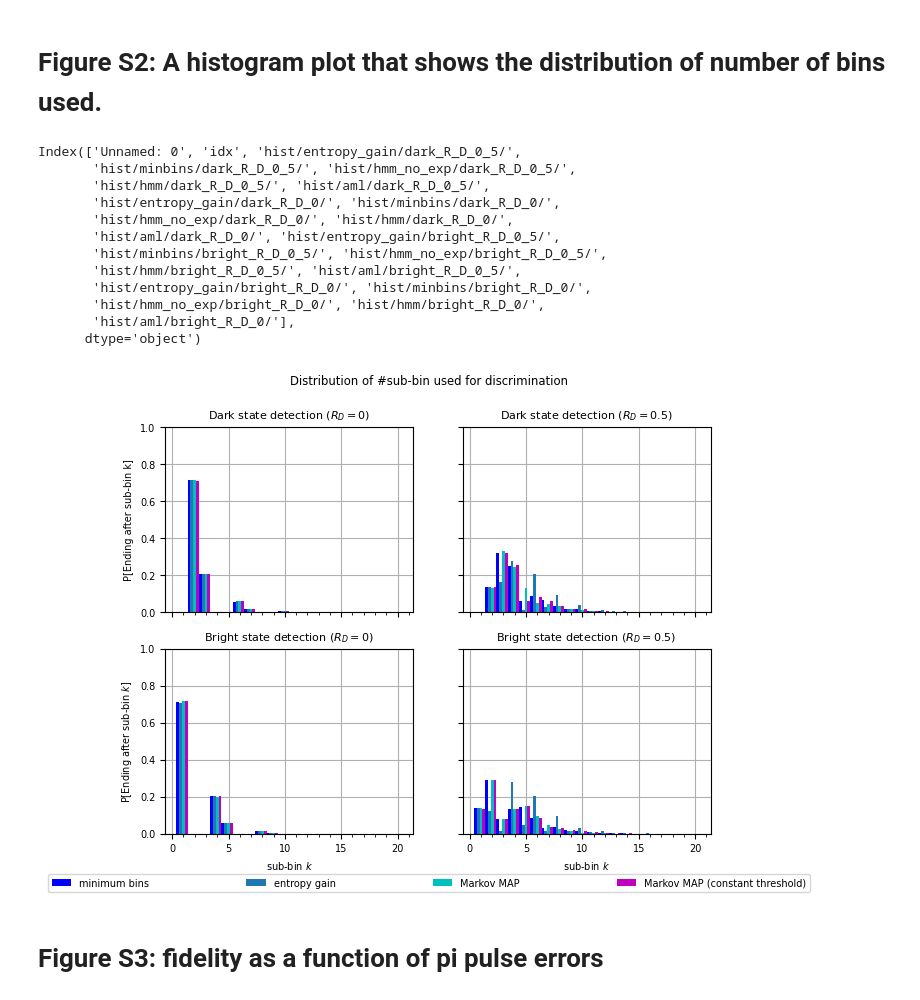
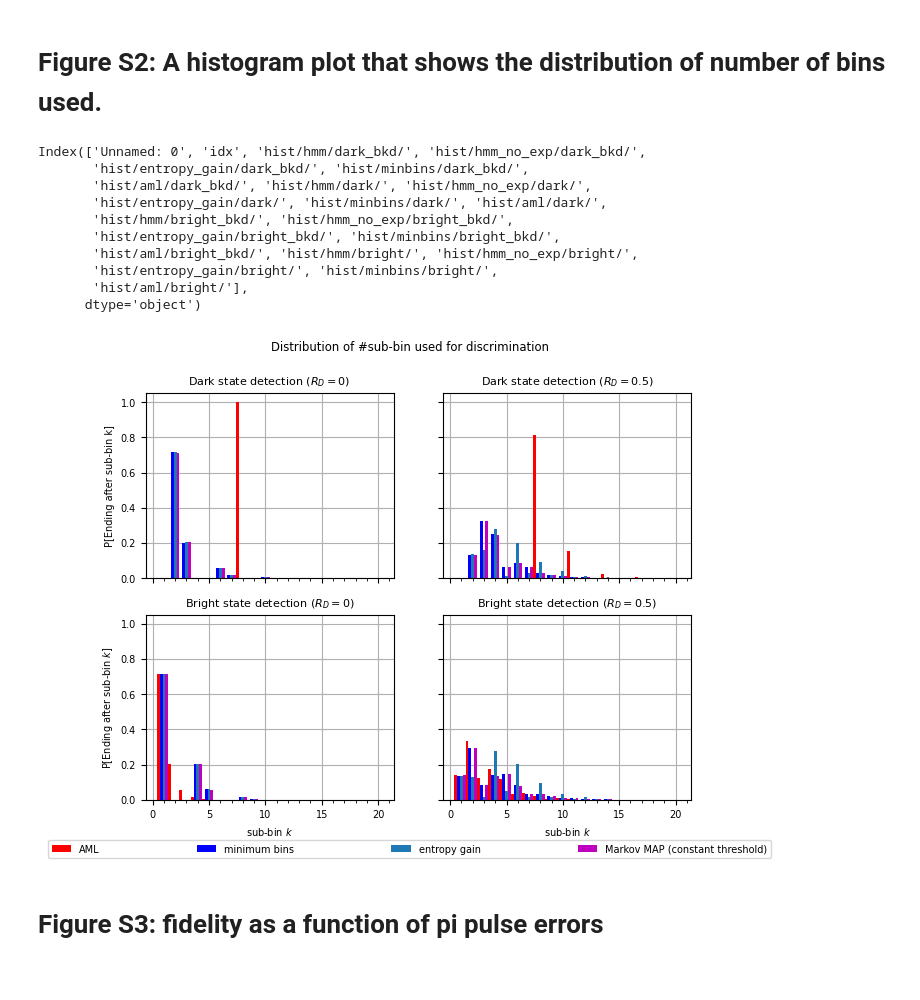
Before and after one commit to marti-m/bayesian_estimation, a Jupyter notebook: BaesianEstPlots.ipynb, the cells around one changed output. Drawn from its saved outputs; the diff is of its cells as text; code cells hidden in the pictures.

Commit message:
up to this point reproduces plots in paper

```diff
--- a/BaesianEstPlots.ipynb
+++ b/BaesianEstPlots.ipynb
@@ -225,7 +225,12 @@ print(df_avg.columns)
 # load data from csv
 n_subbins = 20
 test_set_idx = 0
-filename = test_set[test_set_idx] + '_histogram_n='+str(n_subbins)+'_N=100000.csv'
+if test_set_idx == 0:
+    filename = test_set[test_set_idx] + '_histogram_n='+str(n_subbins)+'_N=100000.csv'
+    n_rep = 1e5
+else:
+    filename = test_set[test_set_idx] + '_histogram_n='+str(n_subbins)+'_N=20000.csv'
+    n_rep = 2e4
 df_hist = pd.read_csv(path + filename)
 print(df_hist.columns)
 
@@ -472,21 +476,24 @@ plt.savefig("figS1.pdf", bbox_inches='tight')
 # load data from csv
 n_subbins = 20
 test_set_idx = 0
-filename = test_set[test_set_idx] + '_histogram_n='+str(n_subbins)+'.csv'
+if test_set_idx == 0:
+    n_rep = 100000
+    filename = test_set[test_set_idx] + '_histogram_n='+str(n_subbins)+'_N=100000.csv'
+else:
+    filename = test_set[test_set_idx] + '_histogram_n='+str(n_subbins)+'_N=20000.csv'
+    n_rep = 20000
 df = pd.read_csv(path + filename)
 print(df.columns)
 # %% [output]
-Index(['Unnamed: 0', 'idx', 'hist/entropy_gain/dark_R_D_0_5/',
-       'hist/minbins/dark_R_D_0_5/', 'hist/hmm_no_exp/dark_R_D_0_5/',
-       'hist/hmm/dark_R_D_0_5/', 'hist/aml/dark_R_D_0_5/',
-       'hist/entropy_gain/dark_R_D_0/', 'hist/minbins/dark_R_D_0/',
-       'hist/hmm_no_exp/dark_R_D_0/', 'hist/hmm/dark_R_D_0/',
-       'hist/aml/dark_R_D_0/', 'hist/entropy_gain/bright_R_D_0_5/',
-       'hist/minbins/bright_R_D_0_5/', 'hist/hmm_no_exp/bright_R_D_0_5/',
-       'hist/hmm/bright_R_D_0_5/', 'hist/aml/bright_R_D_0_5/',
-       'hist/entropy_gain/bright_R_D_0/', 'hist/minbins/bright_R_D_0/',
-       'hist/hmm_no_exp/bright_R_D_0/', 'hist/hmm/bright_R_D_0/',
-       'hist/aml/bright_R_D_0/'],
+Index(['Unnamed: 0', 'idx', 'hist/hmm/dark_bkd/', 'hist/hmm_no_exp/dark_bkd/',
+       'hist/entropy_gain/dark_bkd/', 'hist/minbins/dark_bkd/',
+       'hist/aml/dark_bkd/', 'hist/hmm/dark/', 'hist/hmm_no_exp/dark/',
+       'hist/entropy_gain/dark/', 'hist/minbins/dark/', 'hist/aml/dark/',
+       'hist/hmm/bright_bkd/', 'hist/hmm_no_exp/bright_bkd/',
+       'hist/entropy_gain/bright_bkd/', 'hist/minbins/bright_bkd/',
+       'hist/aml/bright_bkd/', 'hist/hmm/bright/', 'hist/hmm_no_exp/bright/',
+       'hist/entropy_gain/bright/', 'hist/minbins/bright/',
+       'hist/aml/bright/'],
       dtype='object')
 # %%
 fig, axs = plt.subplots(2, 2, sharex='all', sharey='all')
@@ -497,7 +504,6 @@ plot_title = 'Distribution of #sub-bin used for discrimination'
 
 #get sub-bin numbers
 subbin_k = df.get('idx').to_numpy()
-n_rep = 20000
 # fun with indeces
 n_est = len(estimators_to_plot)
 bar_width = 1/(n_est)
@@ -505,43 +511,49 @@ offset_start = -0.5 * n_est * bar_width
 
 
 for i, est in enumerate(estimators_to_plot):
-    axs[0, 0].bar(subbin_k + offset_start + i*bar_width, df.get('hist/'+est+'/dark_R_D_0/').to_numpy()/n_rep, label=label_dict.get(est), color=color_dict.get(est), width=bar_width)
-    axs[0, 1].bar(subbin_k + offset_start + i*bar_width, df.get('hist/'+est+'/dark_R_D_0_5/').to_numpy()/n_rep, color=color_dict.get(est), width=bar_width)
-    axs[1, 0].bar(subbin_k + offset_start + i*bar_width, df.get('hist/'+est+'/bright_R_D_0/').to_numpy()/n_rep, color=color_dict.get(est), width=bar_width)
-    axs[1, 1].bar(subbin_k + offset_start + i*bar_width, df.get('hist/'+est+'/bright_R_D_0_5/').to_numpy()/n_rep, color=color_dict.get(est), width=bar_width)
+    if test_set_idx == 0:
+        axs[0, 0].bar(subbin_k + offset_start + i*bar_width, df.get('hist/'+est+'/dark/').to_numpy()/n_rep, label=label_dict.get(est), color=color_dict.get(est), width=bar_width)
+        axs[0, 1].bar(subbin_k + offset_start + i*bar_width, df.get('hist/'+est+'/dark_bkd/').to_numpy()/n_rep, color=color_dict.get(est), width=bar_width)
+        axs[1, 0].bar(subbin_k + offset_start + i*bar_width, df.get('hist/'+est+'/bright/').to_numpy()/n_rep, color=color_dict.get(est), width=bar_width)
+        axs[1, 1].bar(subbin_k + offset_start + i*bar_width, df.get('hist/'+est+'/bright_bkd/').to_numpy()/n_rep, color=color_dict.get(est), width=bar_width)
+    else:
+        axs[0, 0].bar(subbin_k + offset_start + i*bar_width, df.get('hist/'+est+'/dark_R_D_0/').to_numpy()/n_rep, label=label_dict.get(est), color=color_dict.get(est), width=bar_width)
+        axs[0, 1].bar(subbin_k + offset_start + i*bar_width, df.get('hist/'+est+'/dark_R_D_0_5/').to_numpy()/n_rep, color=color_dict.get(est), width=bar_width)
+        axs[1, 0].bar(subbin_k + offset_start + i*bar_width, df.get('hist/'+est+'/bright_R_D_0/').to_numpy()/n_rep, color=color_dict.get(est), width=bar_width)
+        axs[1, 1].bar(subbin_k + offset_start + i*bar_width, df.get('hist/'+est+'/bright_R_D_0_5/').to_numpy()/n_rep, color=color_dict.get(est), width=bar_width)
 # plot top left (dark detection R_D = 0)
 axs[0, 0].set_title('Dark state detection ($R_D = 0$)')
 axs[0, 0].set_ylabel('P[Ending after sub-bin k]')
 axs[0, 0].set_yticks(np.arange(0, 1.2, 0.2))
 axs[0, 0].grid('all')
 axs[0, 0].set_axisbelow(True)
 
 # plot top right (dark detection R_D = 0.5)
 axs[0, 1].set_title('Dark state detection ($R_D = 0.5$)')
 axs[0, 1].grid('all')
 axs[0, 1].set_axisbelow(True)
 
 # plot bottom left (bright detection R_D = 0)
 axs[1, 0].set_title('Bright state detection ($R_D = 0$)')
 axs[1, 0].set_ylabel('P[Ending after sub-bin $k$]')
 axs[1, 0].set_xlabel('sub-bin $k$')
 axs[1, 0].grid('all')
 axs[1, 0].set_axisbelow(True)
 
 # plot bottom right (bright detection R_D = 0.5)
 axs[1, 1].set_title('Bright state detection ($R_D = 0.5$)')
 axs[1, 1].xaxis.set_major_locator(MultipleLocator(5))
 axs[1, 1].xaxis.set_minor_locator(MultipleLocator(1))
 axs[1, 1].set_xlabel('sub-bin $k$')
 axs[1, 1].grid('all')
 axs[1, 1].set_axisbelow(True)
 
 fig.legend(loc='lower center', ncol=len(estimators_to_plot), columnspacing=legend_column_spacing)
 fig.suptitle(plot_title)
 
 fig.savefig("histogram_"+ test_set[test_set_idx] + "_n=" + str(n_subbins) + '.pdf', bbox_inches='tight')
 # %% [output]
-[figure, old version]
+[figure, new version]
 # %% [markdown]
 # Figure S3: fidelity as a function of pi pulse errors
 # %%
```
Also changed, not shown: parts of 4 cells of this notebook, 9 other files.
